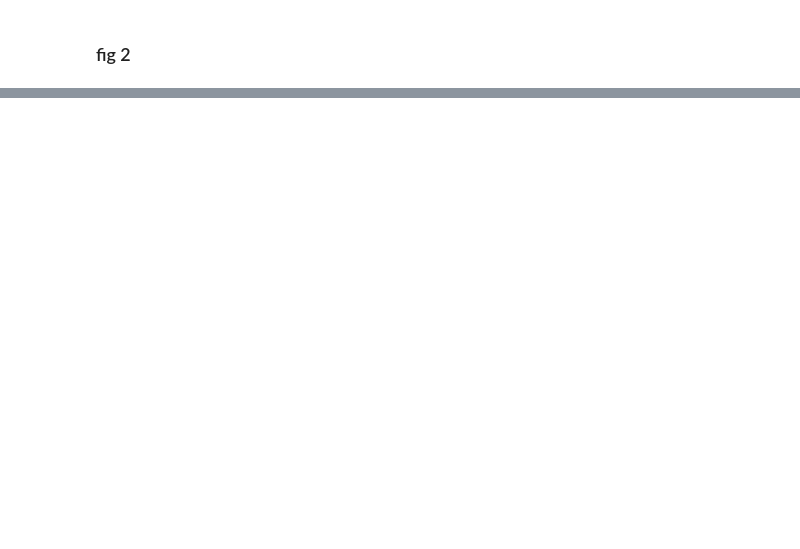
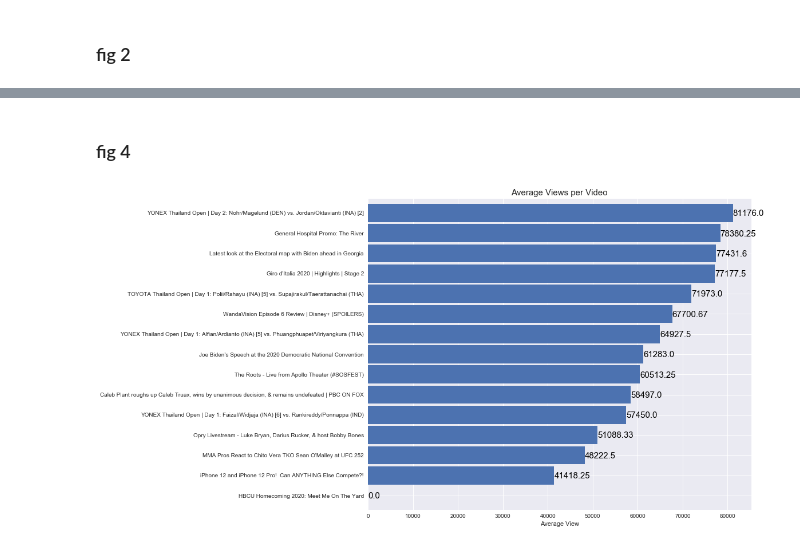
Before and after one commit to manny-p/youtube-trending-data, a Jupyter notebook: src/eda.ipynb, the cells around one changed output, grey strips where cells are left out. Drawn from its saved outputs; the diff is of its cells as text; code cells hidden in the pictures; blank space fills up the shorter version.

```diff
--- a/src/eda.ipynb
+++ b/src/eda.ipynb
@@ -335,0 +380,33 @@ plt.show()
+# %% [markdown]
+### fig 4
+# %%
+# add colors fo each colors
+plt.figure(figsize=(12,10))
+
+# Plot average views per title
+ax = df1.groupby('title').view_count.mean().sort_values()[:15].plot.barh(width=0.9)
+ax.set_title('Average Views per Video', fontsize=15)
+ax.set_ylabel('')
+ax.set_xlabel('Average View')
+sns.despine(top=True, right=True)
+
+# Create a list to collect the plt.patches data
+totals = []
+
+# Find the values and append to list
+for i in ax.patches:
+    totals.append(i.get_width())
+
+# Set individual bar lables using above list
+total = sum(totals)
+
+# Set individual bar lables using above list
+for i in ax.patches:
+    # Get_width pulls left or right; get_y pushes up or down
+    ax.text(i.get_width()-0.5, i.get_y()+.3, \
+            str(round((i.get_width()), 2)), fontsize=15,
+color='black')
+
+plt.show()
+# %% [output]
+[figure, added]
```
Also changed, not shown: parts of 31 cells of this notebook.
